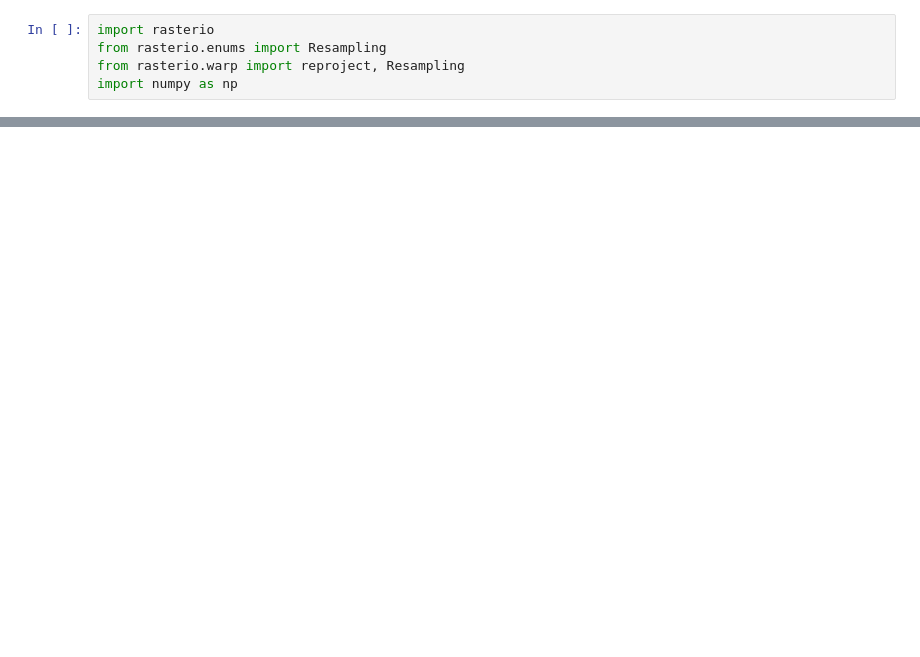
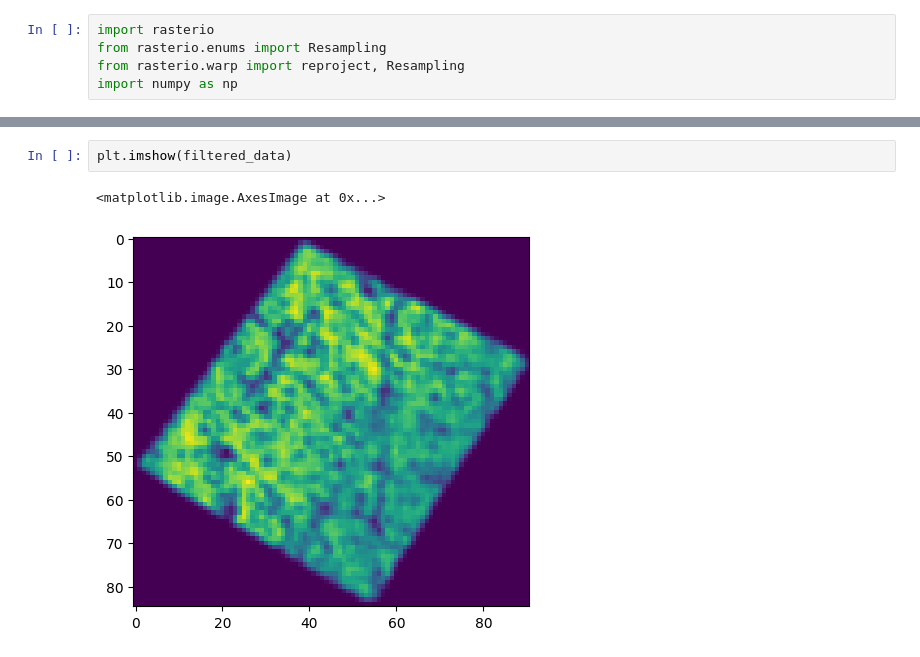
Before and after one commit to sipcoffee/generating__shapefiles, a Jupyter notebook: bilinear.ipynb, the cells around one changed output, grey strips where cells are left out. Drawn from its saved outputs; the diff is of its cells as text; blank space fills up the shorter version.

```diff
--- a/bilinear.ipynb
+++ b/bilinear.ipynb
@@ -49,0 +91,5 @@ with rasterio.open(output_raster_path, 'w', **meta) as dst:
+# %%
+plt.imshow(filtered_data)
+# %% [output]
+<matplotlib.image.AxesImage at 0x...>
+[figure, added]
```
Also changed, not shown: parts of 15 cells of this notebook, 5 other files.
